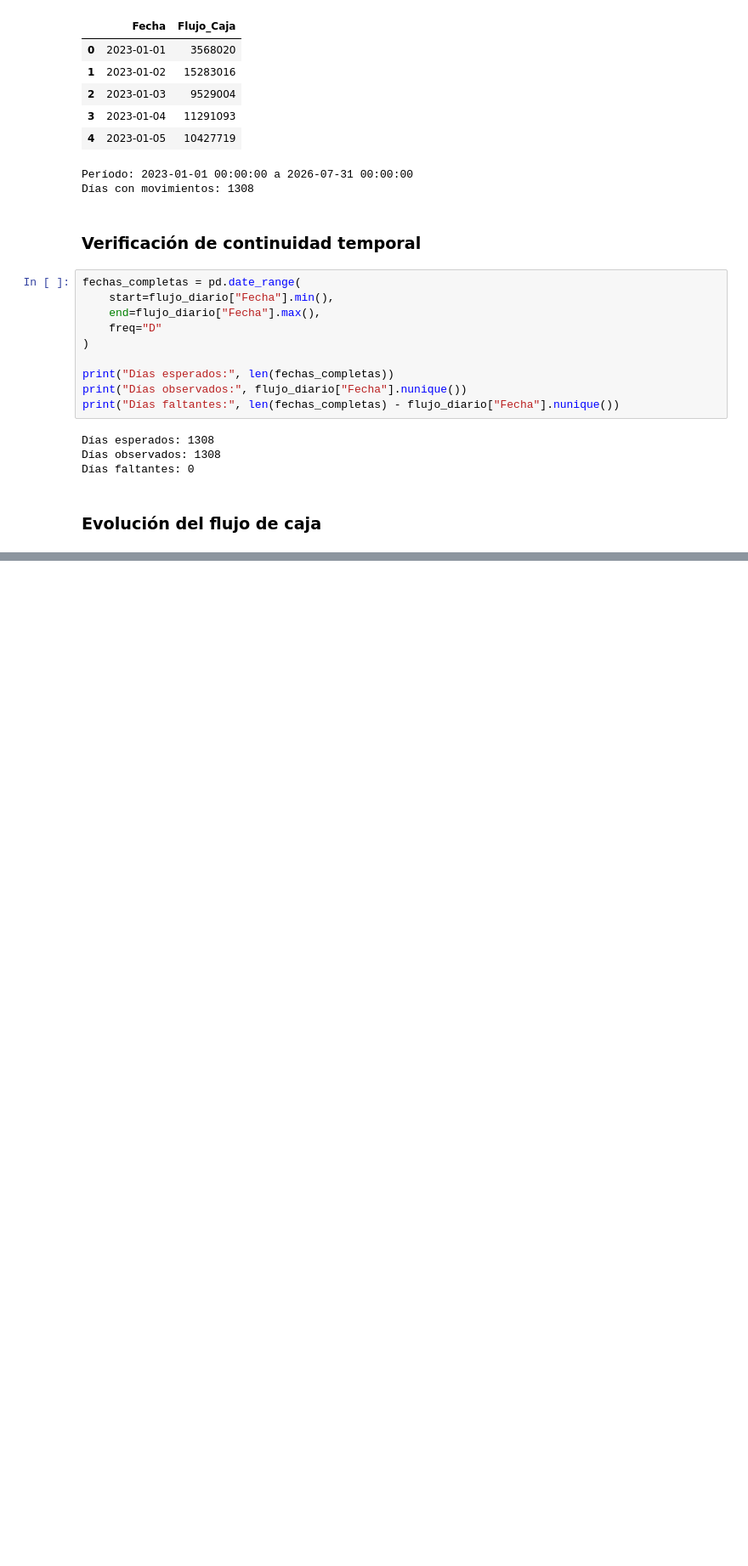
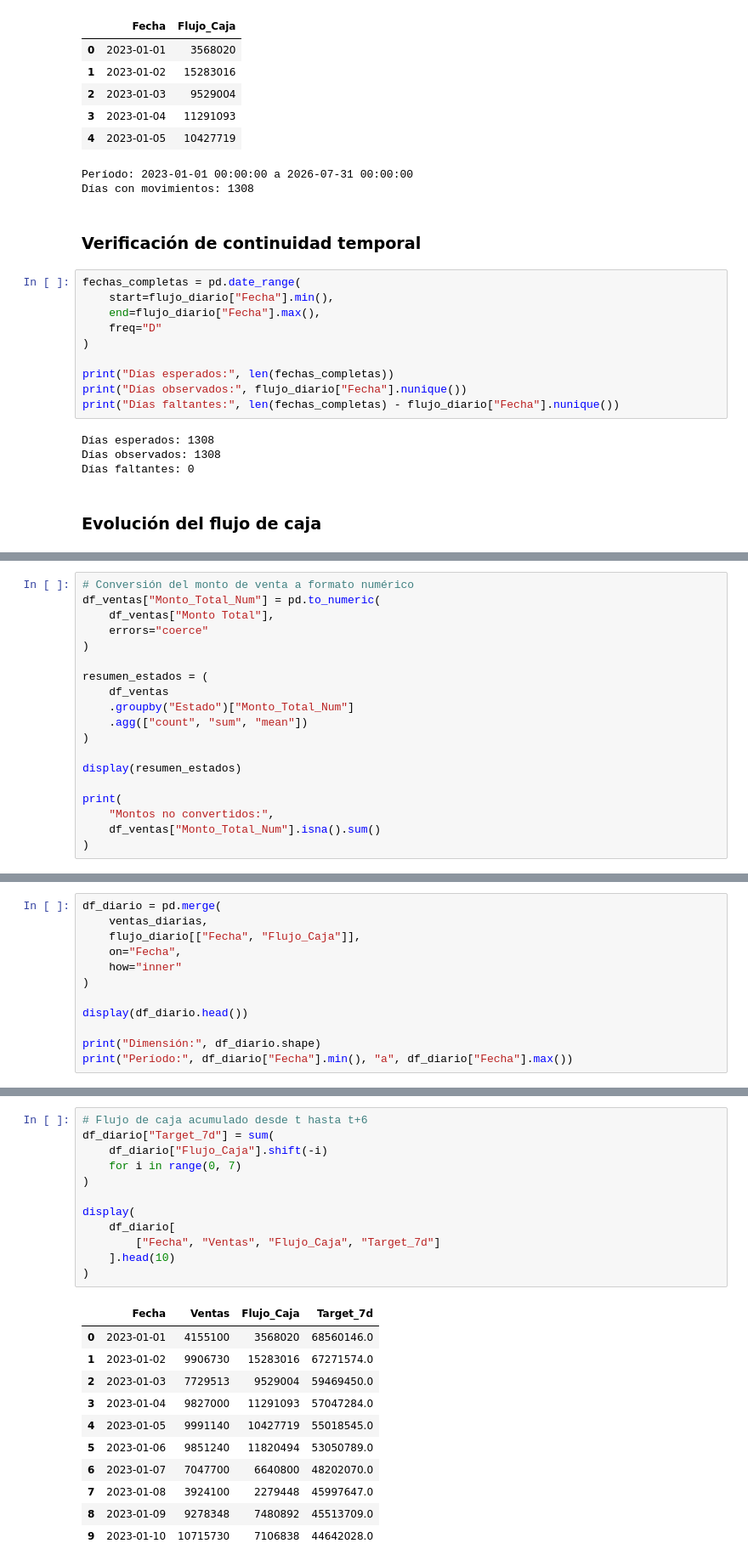
Before and after one commit to Vyena/ml_finance_teixeiradossantos, a Jupyter notebook: notebooks/Proyecto final/proyecto_flujo_caja.ipynb, the cells around one changed output, grey strips where cells are left out. Shown at 85% size. Cells and saved outputs as stored; diff of their text form; blank space fills up the shorter version.

```diff
--- a/notebooks/Proyecto final/proyecto_flujo_caja.ipynb
+++ b/notebooks/Proyecto final/proyecto_flujo_caja.ipynb
@@ -255,0 +267,19 @@ plt.show()
+# %%
+# Conversión del monto de venta a formato numérico
+df_ventas["Monto_Total_Num"] = pd.to_numeric(
+    df_ventas["Monto Total"],
+    errors="coerce"
+)
+
+resumen_estados = (
+    df_ventas
+    .groupby("Estado")["Monto_Total_Num"]
+    .agg(["count", "sum", "mean"])
+)
+
+display(resumen_estados)
+
+print(
+    "Montos no convertidos:",
+    df_ventas["Monto_Total_Num"].isna().sum()
+)
@@ -255,0 +334,12 @@ plt.show()
+# %%
+df_diario = pd.merge(
+    ventas_diarias,
+    flujo_diario[["Fecha", "Flujo_Caja"]],
+    on="Fecha",
+    how="inner"
+)
+
+display(df_diario.head())
+
+print("Dimensión:", df_diario.shape)
+print("Período:", df_diario["Fecha"].min(), "a", df_diario["Fecha"].max())
@@ -255,0 +363,24 @@ plt.show()
+# %%
+# Flujo de caja acumulado desde t hasta t+6
+df_diario["Target_7d"] = sum(
+    df_diario["Flujo_Caja"].shift(-i)
+    for i in range(0, 7)
+)
+
+display(
+    df_diario[
+        ["Fecha", "Ventas", "Flujo_Caja", "Target_7d"]
+    ].head(10)
+)
+# %% [output]
+|  | Fecha | Ventas | Flujo_Caja | Target_7d |
+| 0 | 2023-01-01 | 4155100 | 3568020 | 68560146.0 |
+| 1 | 2023-01-02 | 9906730 | 15283016 | 67271574.0 |
+| 2 | 2023-01-03 | 7729513 | 9529004 | 59469450.0 |
+| 3 | 2023-01-04 | 9827000 | 11291093 | 57047284.0 |
+| 4 | 2023-01-05 | 9991140 | 10427719 | 55018545.0 |
+| 5 | 2023-01-06 | 9851240 | 11820494 | 53050789.0 |
+| 6 | 2023-01-07 | 7047700 | 6640800 | 48202070.0 |
+| 7 | 2023-01-08 | 3924100 | 2279448 | 45997647.0 |
+| 8 | 2023-01-09 | 9278348 | 7480892 | 45513709.0 |
+| 9 | 2023-01-10 | 10715730 | 7106838 | 44642028.0 |
```
Also changed, not shown: parts of 20 cells of this notebook.
